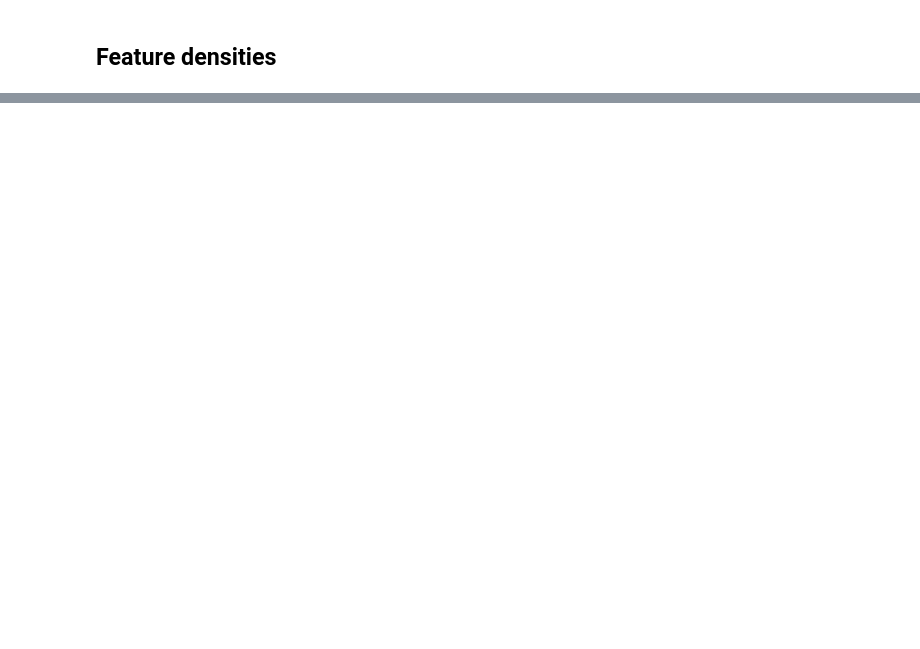
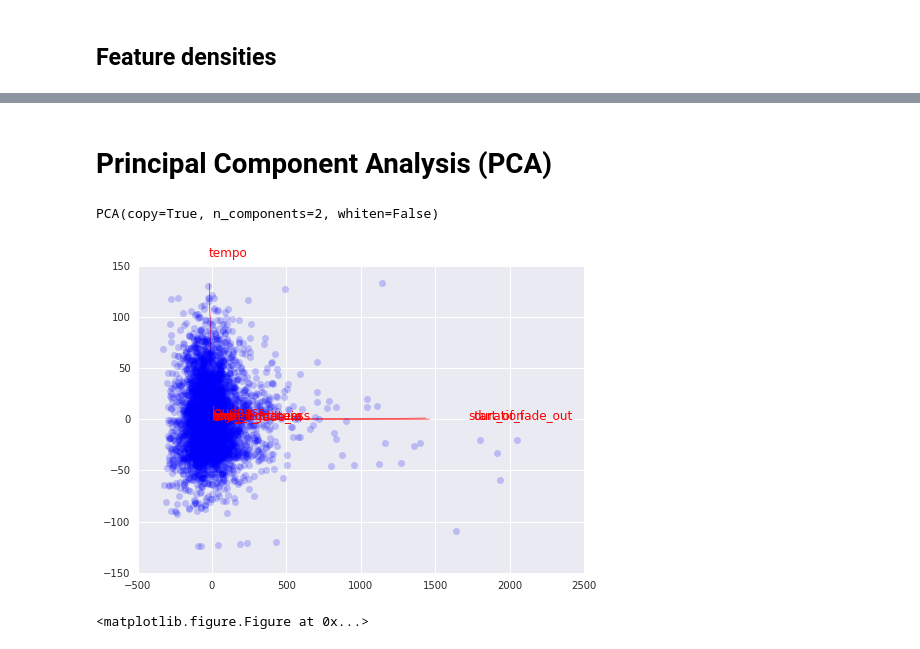
Before and after one commit to lxchavez/Yeezy-Taught-Me, a Jupyter notebook: notebooks/02-lxchavez-exploratory-analysis.ipynb, the cells around one changed output, grey strips where cells are left out. Drawn from its saved outputs; the diff is of its cells as text; code cells hidden in the pictures; blank space fills up the shorter version.

```diff
--- a/notebooks/02-lxchavez-exploratory-analysis.ipynb
+++ b/notebooks/02-lxchavez-exploratory-analysis.ipynb
@@ -296,0 +321,2 @@ TypeError: count() takes exactly one argument (0 given)
+# %% [markdown]
+# Principal Component Analysis (PCA)
@@ -296,0 +326,11 @@ TypeError: count() takes exactly one argument (0 given)
+# %%
+mask = features_to_consider.dtypes != np.object
+features_to_reduce = features_to_consider.loc[:, mask]
+features_to_reduce = features_to_reduce.dropna()
+# %%
+pca = decomposition.PCA(n_components=2)
+pca.fit(features_to_reduce)
+# X = pca.transform(features_to_reduce)
+# print pca.explained_variance_ratio_
+# %% [output]
+PCA(copy=True, n_components=2, whiten=False)
@@ -296,0 +341,34 @@ TypeError: count() takes exactly one argument (0 given)
+# %%
+## project data into PC space
+
+# 0,1 denote PC1 and PC2; change values for other PCs
+xvector = pca.components_[0]
+yvector = pca.components_[1]
+
+X = pca.transform(features_to_reduce)
+
+xs = X[:, 0]
+ys = X[:, 1]
+
+## visualize projections
+
+## Note: scale values for arrows and text are a bit inelegant as of now,
+##       so feel free to play around with them
+
+for i in range(len(xvector)):
+# arrows project features (ie columns from csv) as vectors onto PC axes
+    plt.arrow(0, 0, xvector[i] * max(xs), yvector[i] * max(ys),
+              color='r', width=0.0005, head_width=0.0025)
+    plt.text(xvector[i] * max(xs) * 1.2, yvector[i] * max(ys) * 1.2,
+             list(features_to_reduce.columns.values)[i], color='r')
+
+for i in range(len(xs)):
+# circles project observations as points onto PC axes
+    plt.plot(xs[i], ys[i], 'bo', alpha=.2)
+#     plt.text(xs[i]*1.2, ys[i]*1.2, list(features_to_reduce.index)[i], color='0.001')
+
+plt.figure(figsize=(30, 30))
+plt.show()
+# %% [output]
+[figure, added]
+<matplotlib.figure.Figure at 0x...>
```
Also changed, not shown: parts of 22 cells of this notebook.
